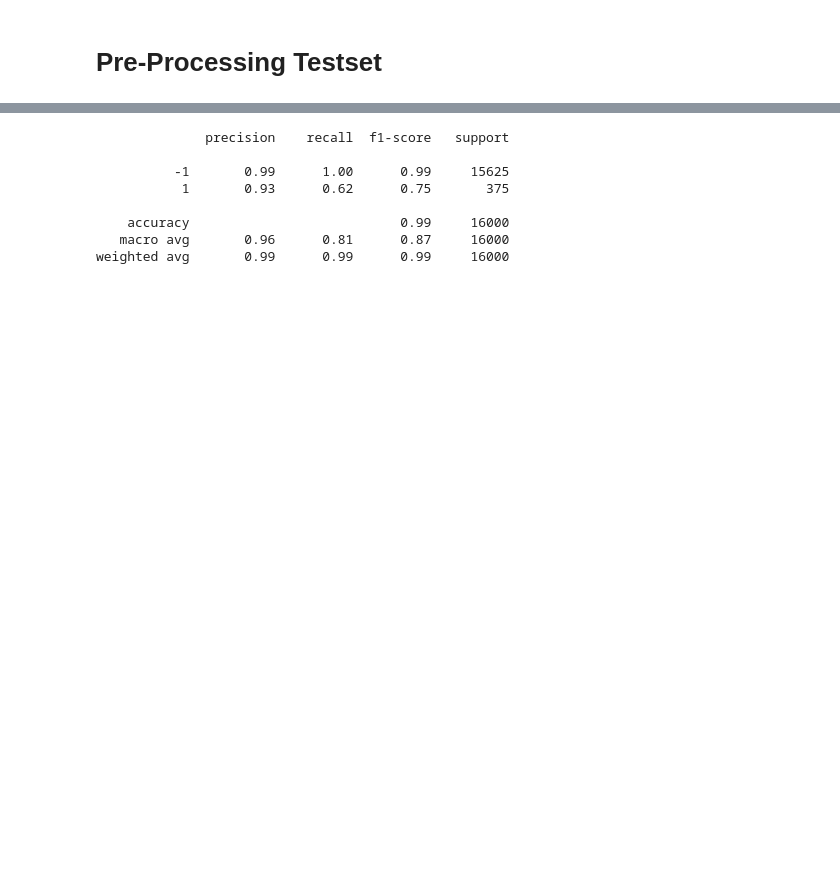
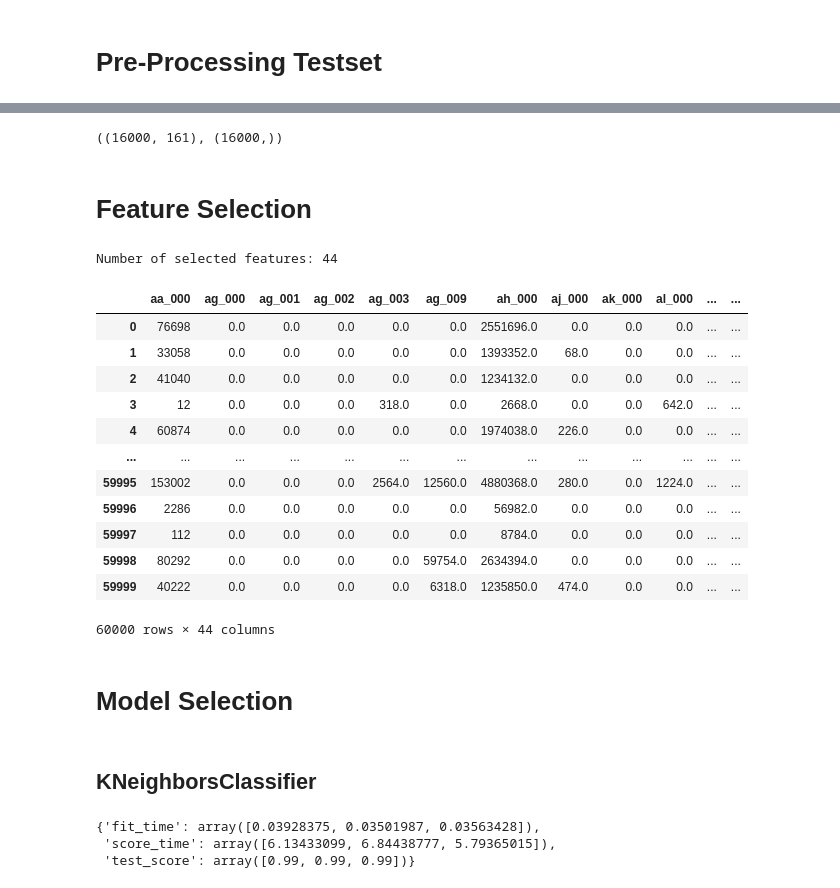
Before and after one commit to medso0018/CovTypeGridSearch, a Jupyter notebook: notebooks/apsFailure.ipynb, the cells around one changed output, grey strips where cells are left out. Drawn from its saved outputs; the diff is of its cells as text; code cells hidden in the pictures; blank space fills up the shorter version.

Commit message:
add model selction process

```diff
--- a/notebooks/apsFailure.ipynb
+++ b/notebooks/apsFailure.ipynb
@@ -293,8 +293,8 @@ X_train_filled.shape, X_train_filled.isna().any().any()
 # %% [markdown]
 Label encoding
 # %%
-y_train_transformed = y_train['class'].map(lambda x: 1 if x == 'pos' else -1)
-y_train_transformed.value_counts()
+y_train_df_transformed = y_train_df['class'].map(lambda x: 1 if x == 'pos' else -1)
+y_train_df_transformed.value_counts()
 # %% [output]
 -1    59000
  1     1000
@@ -302,9 +302,9 @@ Name: class, dtype: int64
 # %% [markdown]
 Extract X and y for training
 # %%
-X_trian_values = X_train_filled.values
-y_train_values = y_train_transformed.values
+X_train = X_train_filled.values
+y_train = y_train_df_transformed.values
 
-X_trian_values.shape, y_train_values.shape
+X_train.shape, y_train.shape
 # %% [output]
 ((60000, 161), (60000,))
@@ -327,0 +311,4 @@ array([[-0.03843288, 31.57391008, -0.0395667 , ..., -0.03957085,
+# %%
+scaler = StandardScaler()
+X_train = scaler.fit_transform(X_train)
+X_train
@@ -400,14 +362,6 @@ max_depth=14 F1=0.726 Accuracy=0.990
-# %%
-clf = RandomForestClassifier(max_depth=10, random_state=1)
-clf.fit(X_scaled, y_train_values)
-preds = clf.predict(X_test)
-print(classification_report(y_test, preds))
-# %% [output]
-              precision    recall  f1-score   support
-
-          -1       0.99      1.00      0.99     15625
-           1       0.93      0.62      0.75       375
-
-    accuracy                           0.99     16000
-   macro avg       0.96      0.81      0.87     16000
-weighted avg       0.99      0.99      0.99     16000
+# %%
+X_test.shape, y_test.shape
+# %% [output]
+((16000, 161), (16000,))
+# %% [markdown]
+# Feature Selection
@@ -413,0 +370,24 @@ weighted avg       0.99      0.99      0.99     16000
+# %%
+selector = SelectFromModel(estimator=RandomForestClassifier(random_state=1)).fit(X_train, y_train)
+selected_features = X_train_df.columns[selector.get_support()]
+print(f'Number of selected features: {len(selected_features)}')
+# %% [output]
+Number of selected features: 44
+# %%
+X_train_df[selected_features]
+# %% [output]
+|  | aa_000 | ag_000 | ag_001 | ag_002 | ag_003 | ag_009 | ah_000 | aj_000 | ak_000 | al_000 | ... | ... |
+| 0 | 76698 | 0.0 | 0.0 | 0.0 | 0.0 | 0.0 | 2551696.0 | 0.0 | 0.0 | 0.0 | ... | ... |
+| 1 | 33058 | 0.0 | 0.0 | 0.0 | 0.0 | 0.0 | 1393352.0 | 68.0 | 0.0 | 0.0 | ... | ... |
+| 2 | 41040 | 0.0 | 0.0 | 0.0 | 0.0 | 0.0 | 1234132.0 | 0.0 | 0.0 | 0.0 | ... | ... |
+| 3 | 12 | 0.0 | 0.0 | 0.0 | 318.0 | 0.0 | 2668.0 | 0.0 | 0.0 | 642.0 | ... | ... |
+| 4 | 60874 | 0.0 | 0.0 | 0.0 | 0.0 | 0.0 | 1974038.0 | 226.0 | 0.0 | 0.0 | ... | ... |
+| ... | ... | ... | ... | ... | ... | ... | ... | ... | ... | ... | ... | ... |
+| 59995 | 153002 | 0.0 | 0.0 | 0.0 | 2564.0 | 12560.0 | 4880368.0 | 280.0 | 0.0 | 1224.0 | ... | ... |
+| 59996 | 2286 | 0.0 | 0.0 | 0.0 | 0.0 | 0.0 | 56982.0 | 0.0 | 0.0 | 0.0 | ... | ... |
+| 59997 | 112 | 0.0 | 0.0 | 0.0 | 0.0 | 0.0 | 8784.0 | 0.0 | 0.0 | 0.0 | ... | ... |
+| 59998 | 80292 | 0.0 | 0.0 | 0.0 | 0.0 | 59754.0 | 2634394.0 | 0.0 | 0.0 | 0.0 | ... | ... |
+| 59999 | 40222 | 0.0 | 0.0 | 0.0 | 0.0 | 6318.0 | 1235850.0 | 474.0 | 0.0 | 0.0 | ... | ... |
+60000 rows × 44 columns
+# %% [markdown]
+# Model Selection
@@ -413,0 +396,2 @@ weighted avg       0.99      0.99      0.99     16000
+# %% [markdown]
+## KNeighborsClassifier
@@ -413,0 +401,6 @@ weighted avg       0.99      0.99      0.99     16000
+# %%
+cv_results
+# %% [output]
+{'fit_time': array([0.03928375, 0.03501987, 0.03563428]),
+ 'score_time': array([6.13433099, 6.84438777, 5.79365015]),
+ 'test_score': array([0.99, 0.99, 0.99])}
```
Also changed, not shown: parts of 20 cells of this notebook.
